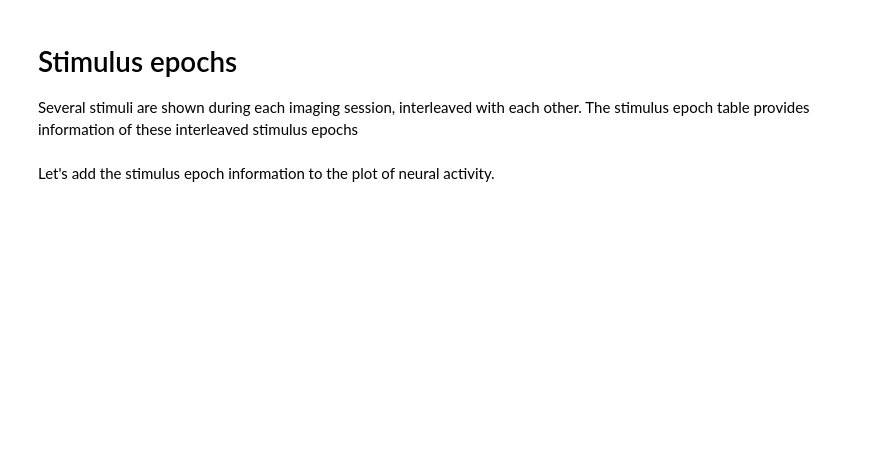
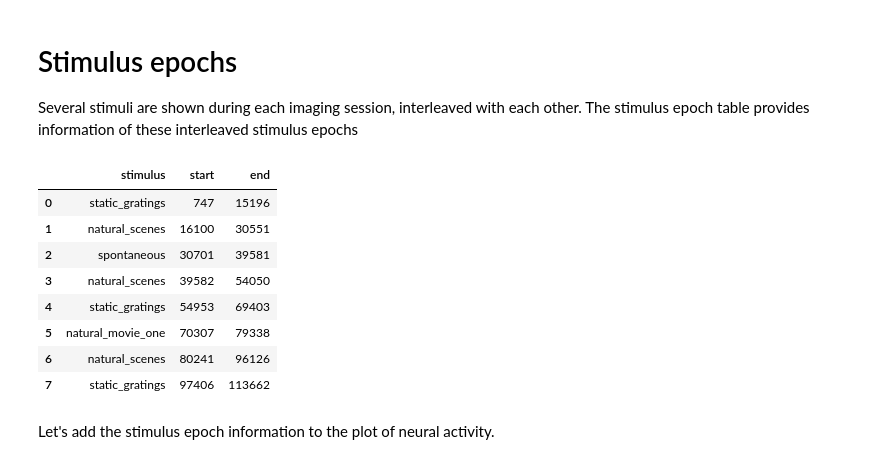
Before and after one commit to mahagueheme-Lesly/TReND-CaMinA, a Jupyter notebook: notebooks/Zambia25/07-to-10-Mon-toThu-AllenTutorial/Session_1_Data_Access.ipynb, the cells around one changed output. Cells and saved outputs as stored; diff of their text form; code cells hidden in the pictures; blank space fills up the shorter version.

```diff
--- a/notebooks/Zambia25/07-to-10-Mon-toThu-AllenTutorial/Session_1_Data_Access.ipynb
+++ b/notebooks/Zambia25/07-to-10-Mon-toThu-AllenTutorial/Session_1_Data_Access.ipynb
@@ -197,3 +355,17 @@ Several stimuli are shown during each imaging session, interleaved with each oth
+# %%
+############
+stim_epoch = data_set.get_stimulus_epoch_table()
+stim_epoch
+# %% [output]
+|  | stimulus | start | end |
+| 0 | static_gratings | 747 | 15196 |
+| 1 | natural_scenes | 16100 | 30551 |
+| 2 | spontaneous | 30701 | 39581 |
+| 3 | natural_scenes | 39582 | 54050 |
+| 4 | static_gratings | 54953 | 69403 |
+| 5 | natural_movie_one | 70307 | 79338 |
+| 6 | natural_scenes | 80241 | 96126 |
+| 7 | static_gratings | 97406 | 113662 |
 # %% [markdown]
 Let's add the stimulus epoch information to the plot of neural activity.
 # %%
```
Also changed, not shown: parts of 64 cells of this notebook, 1 other file.
